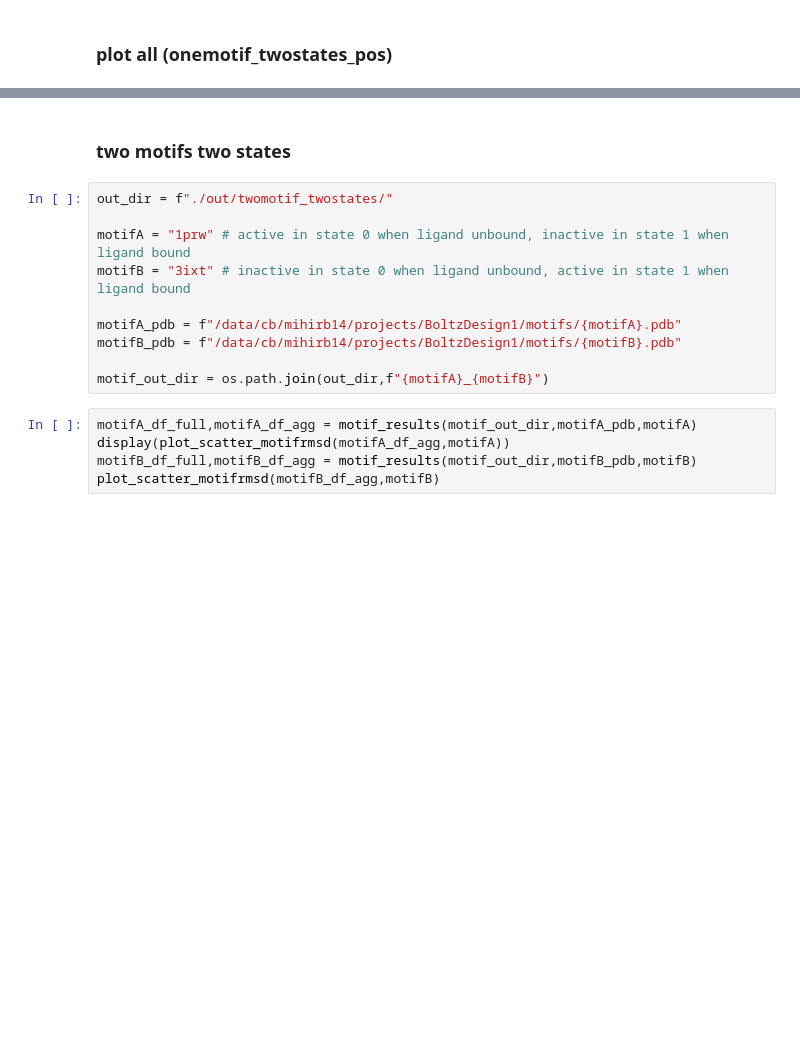
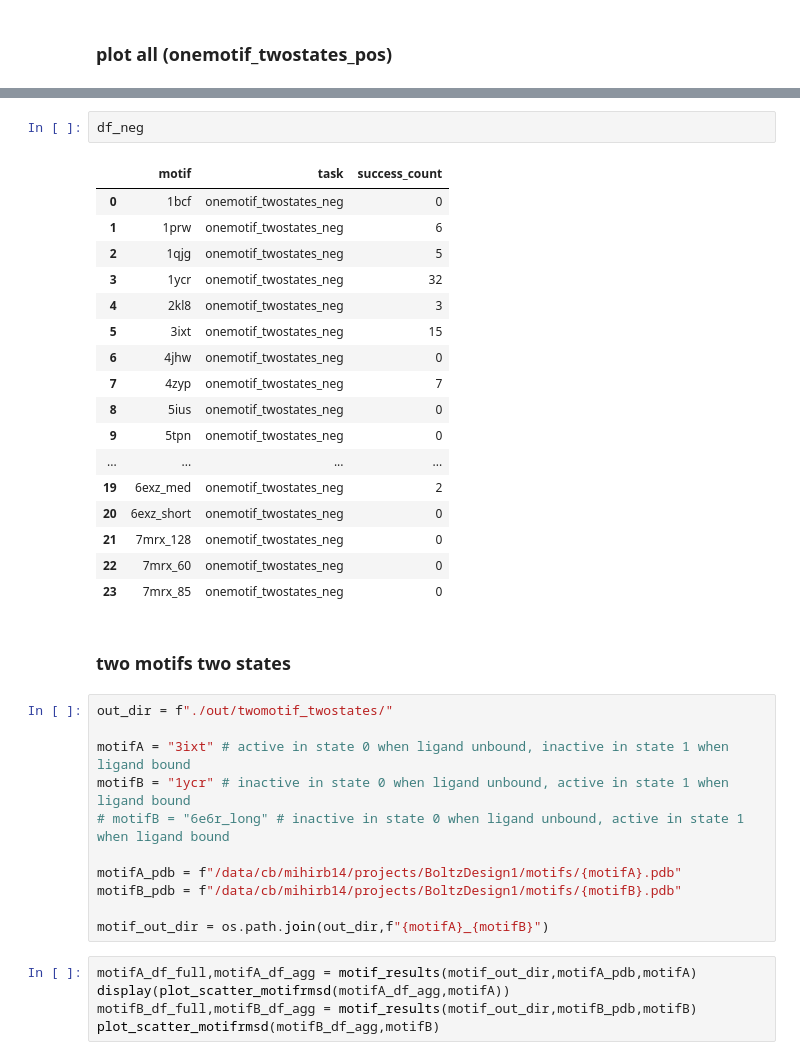
Before and after one commit to aparsanMIT/MotifCraft-AA, a Jupyter notebook: eval.ipynb, the cells around one changed output, grey strips where cells are left out. Drawn from its saved outputs; the diff is of its cells as text; blank space fills up the shorter version.

```diff
--- a/eval.ipynb
+++ b/eval.ipynb
@@ -166,10 +223,31 @@ for motif in sorted(os.listdir(f"./out/onemotif_twostates_pos/")):
+# %%
+df_neg
+# %% [output]
+|  | motif | task | success_count |
+| 0 | 1bcf | onemotif_twostates_neg | 0 |
+| 1 | 1prw | onemotif_twostates_neg | 6 |
+| 2 | 1qjg | onemotif_twostates_neg | 5 |
+| 3 | 1ycr | onemotif_twostates_neg | 32 |
+| 4 | 2kl8 | onemotif_twostates_neg | 3 |
+| 5 | 3ixt | onemotif_twostates_neg | 15 |
+| 6 | 4jhw | onemotif_twostates_neg | 0 |
+| 7 | 4zyp | onemotif_twostates_neg | 7 |
+| 8 | 5ius | onemotif_twostates_neg | 0 |
+| 9 | 5tpn | onemotif_twostates_neg | 0 |
+| ... | ... | ... | ... |
+| 19 | 6exz_med | onemotif_twostates_neg | 2 |
+| 20 | 6exz_short | onemotif_twostates_neg | 0 |
+| 21 | 7mrx_128 | onemotif_twostates_neg | 0 |
+| 22 | 7mrx_60 | onemotif_twostates_neg | 0 |
+| 23 | 7mrx_85 | onemotif_twostates_neg | 0 |
 # %% [markdown]
 ### two motifs two states
 # %%
 out_dir = f"./out/twomotif_twostates/"
 
-motifA = "1prw" # active in state 0 when ligand unbound, inactive in state 1 when ligand bound
-motifB = "3ixt" # inactive in state 0 when ligand unbound, active in state 1 when ligand bound
+motifA = "3ixt" # active in state 0 when ligand unbound, inactive in state 1 when ligand bound
+motifB = "1ycr" # inactive in state 0 when ligand unbound, active in state 1 when ligand bound
+# motifB = "6e6r_long" # inactive in state 0 when ligand unbound, active in state 1 when ligand bound
 
 motifA_pdb = f"/data/cb/mihirb14/projects/BoltzDesign1/motifs/{motifA}.pdb"
 motifB_pdb = f"/data/cb/mihirb14/projects/BoltzDesign1/motifs/{motifB}.pdb"
```
Also changed, not shown: parts of 8 cells of this notebook, 1 other file.
